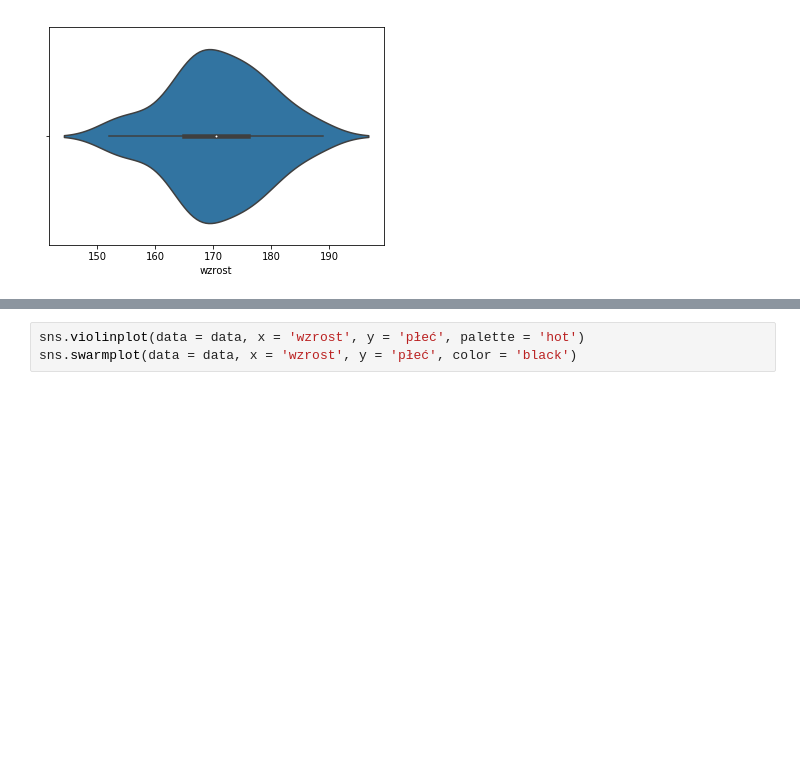
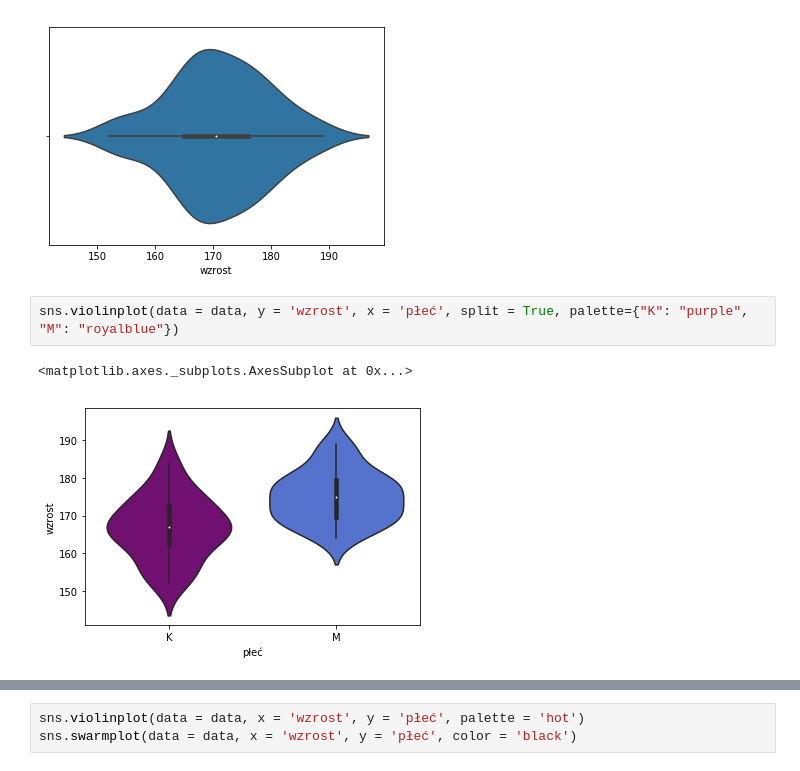
Before and after one commit to kristhina/python-bootcamp, a Jupyter notebook: Data Analysis/moj_seaborn.ipynb, the cells around one changed output, grey strips where cells are left out. Saved outputs shown, nothing was run; the diff lists cells and outputs as text; blank space fills up the shorter version.

```diff
--- a/Data Analysis/Untitled.ipynb
+++ b/Data Analysis/moj_seaborn.ipynb
@@ -39,4 +39,9 @@ sns.violinplot(data = data, x = 'wzrost')
 # %% [output]
 <matplotlib.axes._subplots.AxesSubplot at 0x...>
 [figure]
+# %%
+sns.violinplot(data = data, y = 'wzrost', x = 'płeć', split = True, palette={"K": "purple", "M": "royalblue"})
+# %% [output]
+<matplotlib.axes._subplots.AxesSubplot at 0x...>
+[figure, added]
 # %%
```
Also changed, not shown: parts of 9 cells of this notebook, 1 other file.
